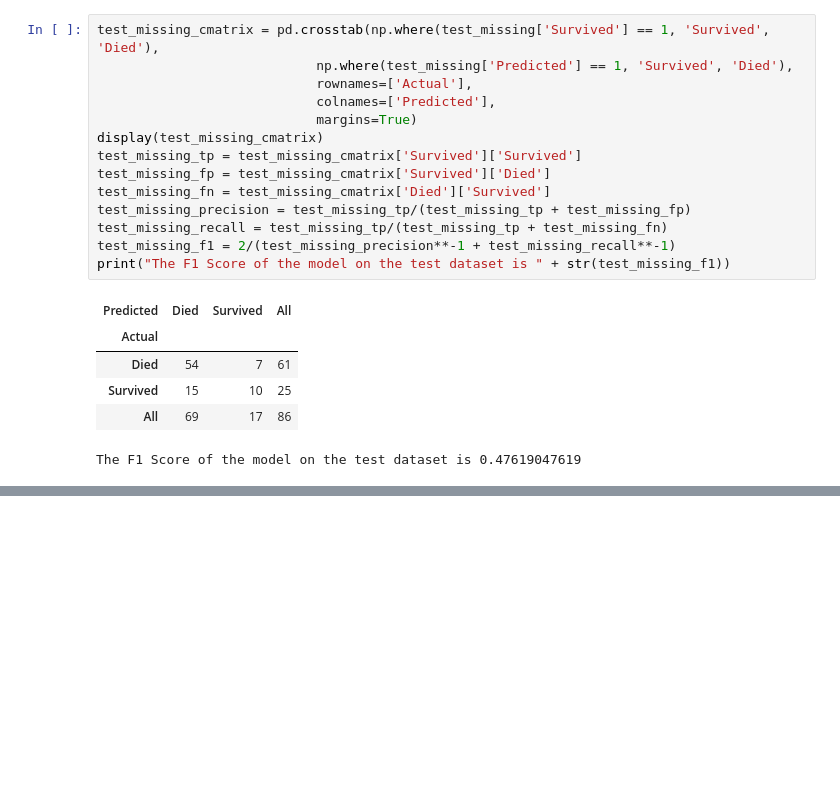
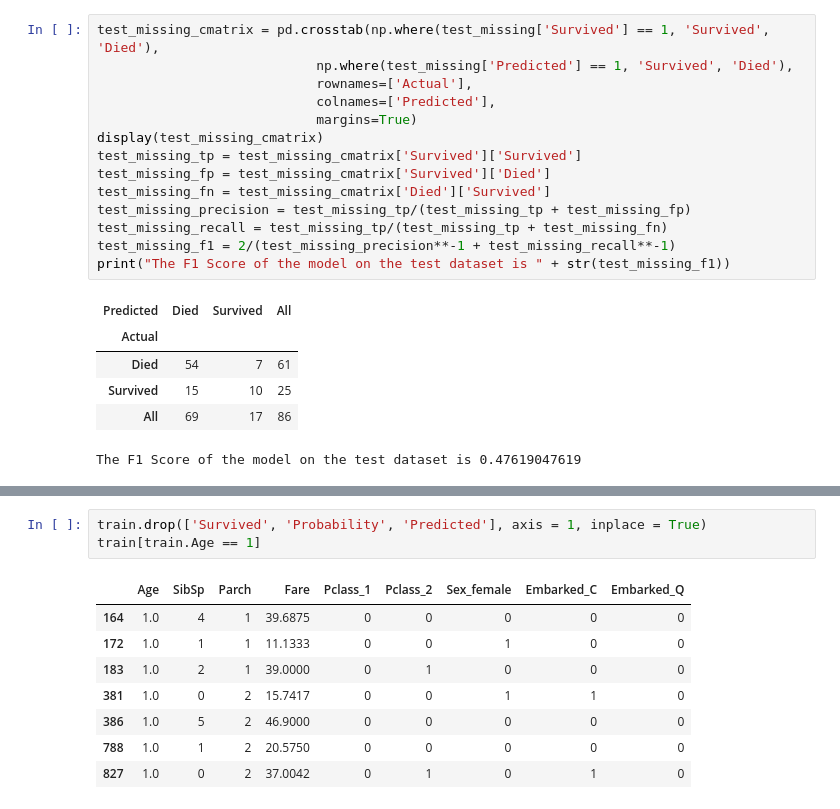
Before and after one commit to VCZLee/Jupyter-Notebooks, a Jupyter notebook: Kaggle/Titanic/Titanic Dataset - Python and data science basics.ipynb, the cells around one changed output, grey strips where cells are left out. Drawn from its saved outputs; the diff is of its cells as text; blank space fills up the shorter version.

```diff
--- a/Kaggle/Titanic/Titanic Dataset - Python and data science basics.ipynb
+++ b/Kaggle/Titanic/Titanic Dataset - Python and data science basics.ipynb
@@ -437,0 +443,12 @@ The F1 Score of the model on the test dataset is 0.47619047619
+# %%
+train.drop(['Survived', 'Probability', 'Predicted'], axis = 1, inplace = True)
+train[train.Age == 1]
+# %% [output]
+|  | Age | SibSp | Parch | Fare | Pclass_1 | Pclass_2 | Sex_female | Embarked_C | Embarked_Q |
+| 164 | 1.0 | 4 | 1 | 39.6875 | 0 | 0 | 0 | 0 | 0 |
+| 172 | 1.0 | 1 | 1 | 11.1333 | 0 | 0 | 1 | 0 | 0 |
+| 183 | 1.0 | 2 | 1 | 39.0000 | 0 | 1 | 0 | 0 | 0 |
+| 381 | 1.0 | 0 | 2 | 15.7417 | 0 | 0 | 1 | 1 | 0 |
+| 386 | 1.0 | 5 | 2 | 46.9000 | 0 | 0 | 0 | 0 | 0 |
+| 788 | 1.0 | 1 | 2 | 20.5750 | 0 | 0 | 0 | 0 | 0 |
+| 827 | 1.0 | 0 | 2 | 37.0042 | 0 | 1 | 0 | 1 | 0 |
```
Also changed, not shown: parts of 4 cells of this notebook.
